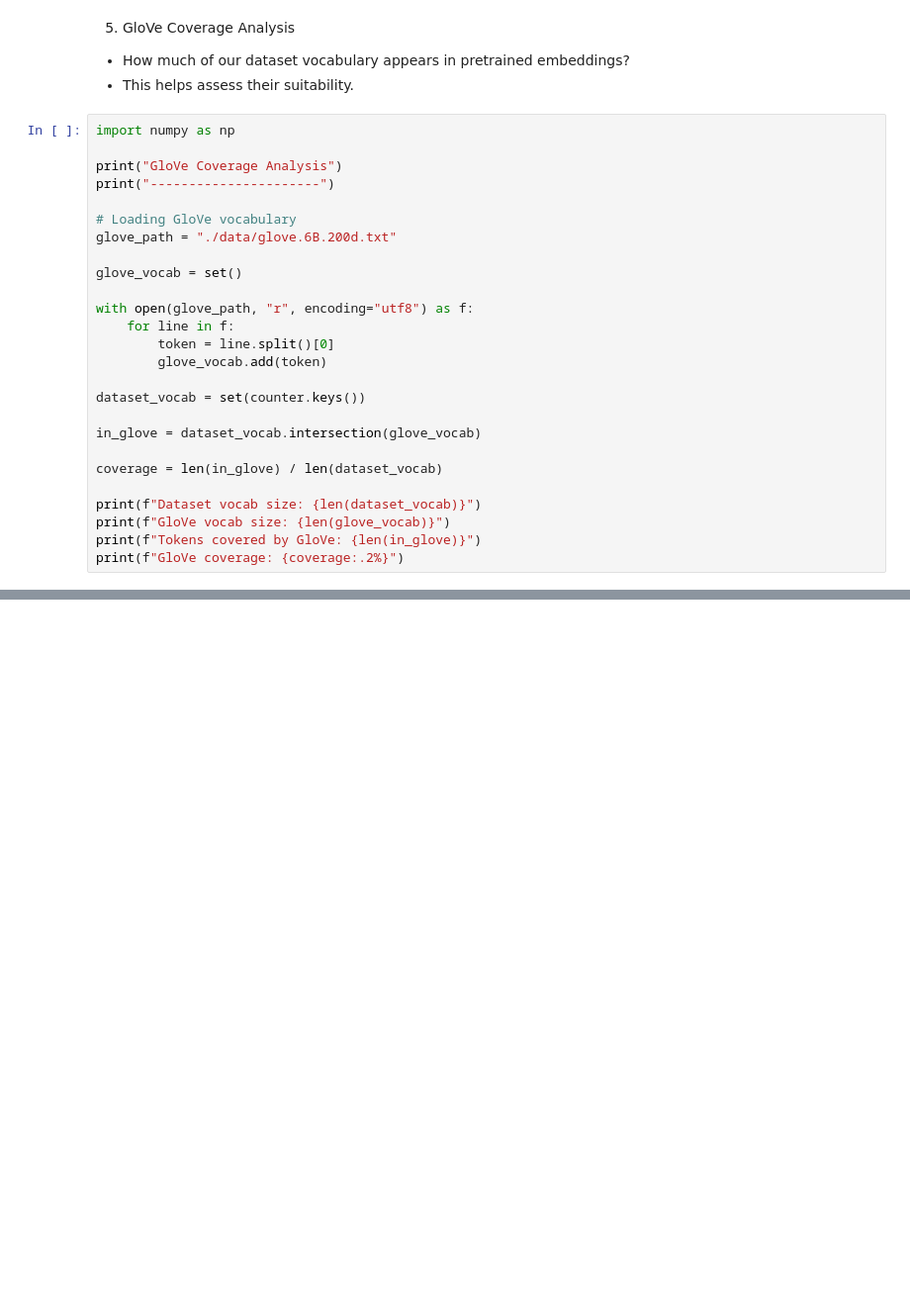
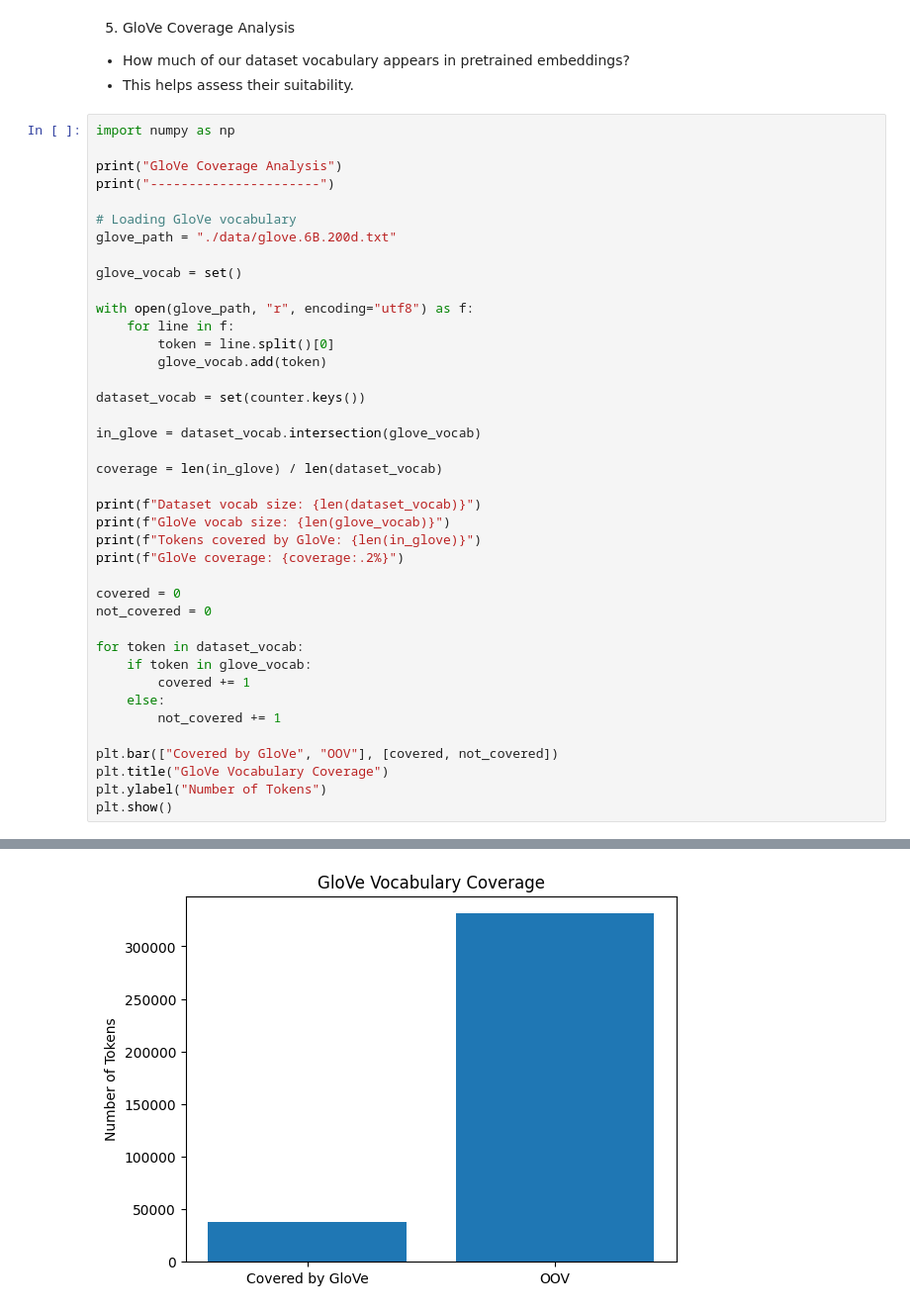
Before and after one commit to dyluc/csck507-ema, a Jupyter notebook: data-analysis.ipynb, the cells around one changed output, grey strips where cells are left out. Shown at 99% size. Drawn from its saved outputs; the diff is of its cells as text; blank space fills up the shorter version.

```diff
--- a/data-analysis.ipynb
+++ b/data-analysis.ipynb
@@ -164,30 +164,45 @@ import numpy as np
 print("GloVe Coverage Analysis")
 print("----------------------")
 
 # Loading GloVe vocabulary
 glove_path = "./data/glove.6B.200d.txt"
 
 glove_vocab = set()
 
 with open(glove_path, "r", encoding="utf8") as f:
     for line in f:
         token = line.split()[0]
         glove_vocab.add(token)
 
 dataset_vocab = set(counter.keys())
 
 in_glove = dataset_vocab.intersection(glove_vocab)
 
 coverage = len(in_glove) / len(dataset_vocab)
 
 print(f"Dataset vocab size: {len(dataset_vocab)}")
 print(f"GloVe vocab size: {len(glove_vocab)}")
 print(f"Tokens covered by GloVe: {len(in_glove)}")
 print(f"GloVe coverage: {coverage:.2%}")
+
+covered = 0
+not_covered = 0
+
+for token in dataset_vocab:
+    if token in glove_vocab:
+        covered += 1
+    else:
+        not_covered += 1
+
+plt.bar(["Covered by GloVe", "OOV"], [covered, not_covered])
+plt.title("GloVe Vocabulary Coverage")
+plt.ylabel("Number of Tokens")
+plt.show()
 # %% [output]
 GloVe Coverage Analysis
 ----------------------
 Dataset vocab size: 369203
 GloVe vocab size: 400000
 Tokens covered by GloVe: 38051
 GloVe coverage: 10.31%
+[figure, added]
```
Also changed, not shown: parts of 6 cells of this notebook.
